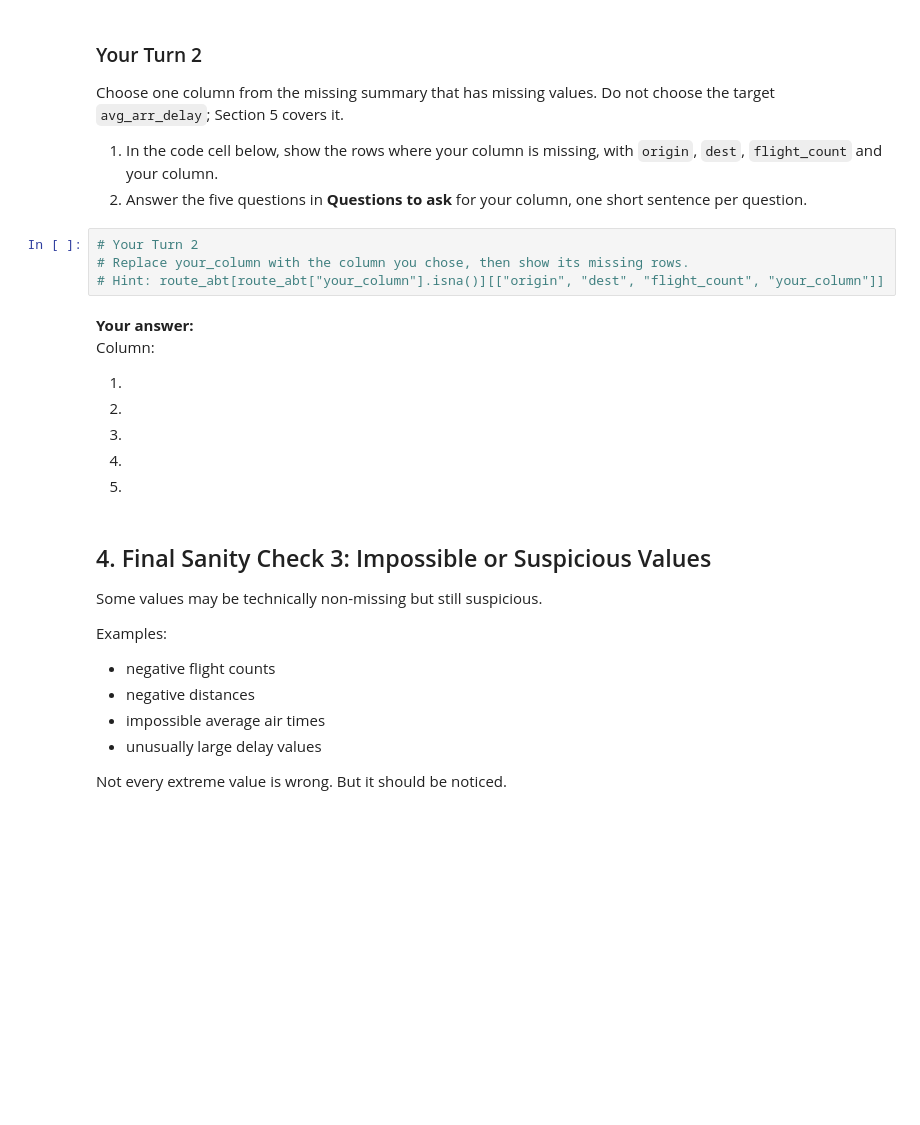
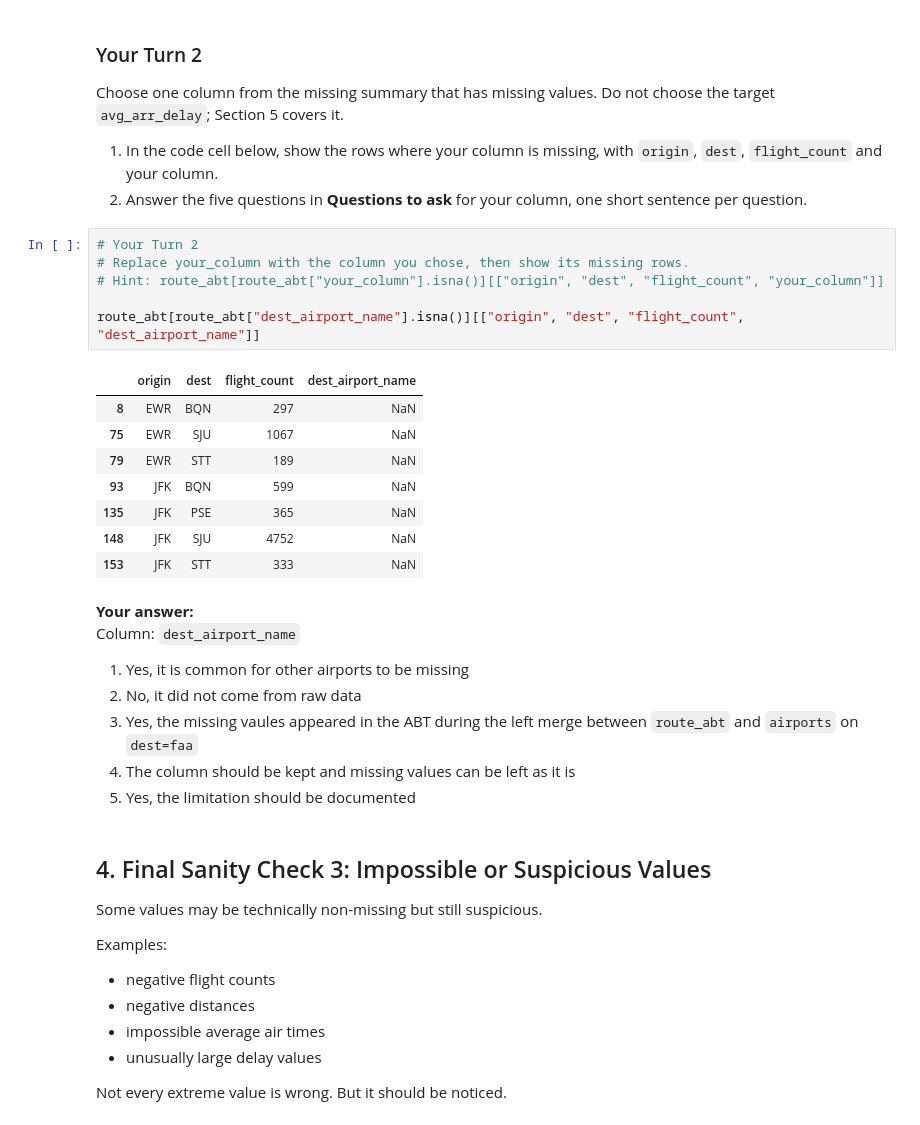
Before and after one commit to destinyu2003-lab/ban6003-week1-11-destiny-ubaha, a Jupyter notebook: notebooks/module11_abt_documentation_guided_lab.ipynb, the cells around one changed output. Cells and saved outputs as stored; diff of their text form; blank space fills up the shorter version.

```diff
--- a/notebooks/module11_abt_documentation_guided_lab.ipynb
+++ b/notebooks/module11_abt_documentation_guided_lab.ipynb
@@ -191,16 +235,27 @@ Choose one column from the missing summary that has missing values. Do not choos
 # %%
 # Your Turn 2
 # Replace your_column with the column you chose, then show its missing rows.
 # Hint: route_abt[route_abt["your_column"].isna()][["origin", "dest", "flight_count", "your_column"]]
+
+route_abt[route_abt["dest_airport_name"].isna()][["origin", "dest", "flight_count", "dest_airport_name"]]
+# %% [output]
+|  | origin | dest | flight_count | dest_airport_name |
+| 8 | EWR | BQN | 297 | NaN |
+| 75 | EWR | SJU | 1067 | NaN |
+| 79 | EWR | STT | 189 | NaN |
+| 93 | JFK | BQN | 599 | NaN |
+| 135 | JFK | PSE | 365 | NaN |
+| 148 | JFK | SJU | 4752 | NaN |
+| 153 | JFK | STT | 333 | NaN |
 # %% [markdown]
 **Your answer:**
-Column:
+Column: `dest_airport_name`
 
-1.
-2.
-3.
-4.
-5.
+1. Yes, it is common for other airports to be missing
+2. No, it did not come from raw data
+3. Yes, the missing vaules appeared in the ABT during the left merge between `route_abt` and `airports` on `dest=faa`
+4. The column should be kept and missing values can be left as it is
+5. Yes, the limitation should be documented
 # %% [markdown]
 ## 4. Final Sanity Check 3: Impossible or Suspicious Values
 
```
Also changed, not shown: parts of 27 cells of this notebook, 3 other files.
